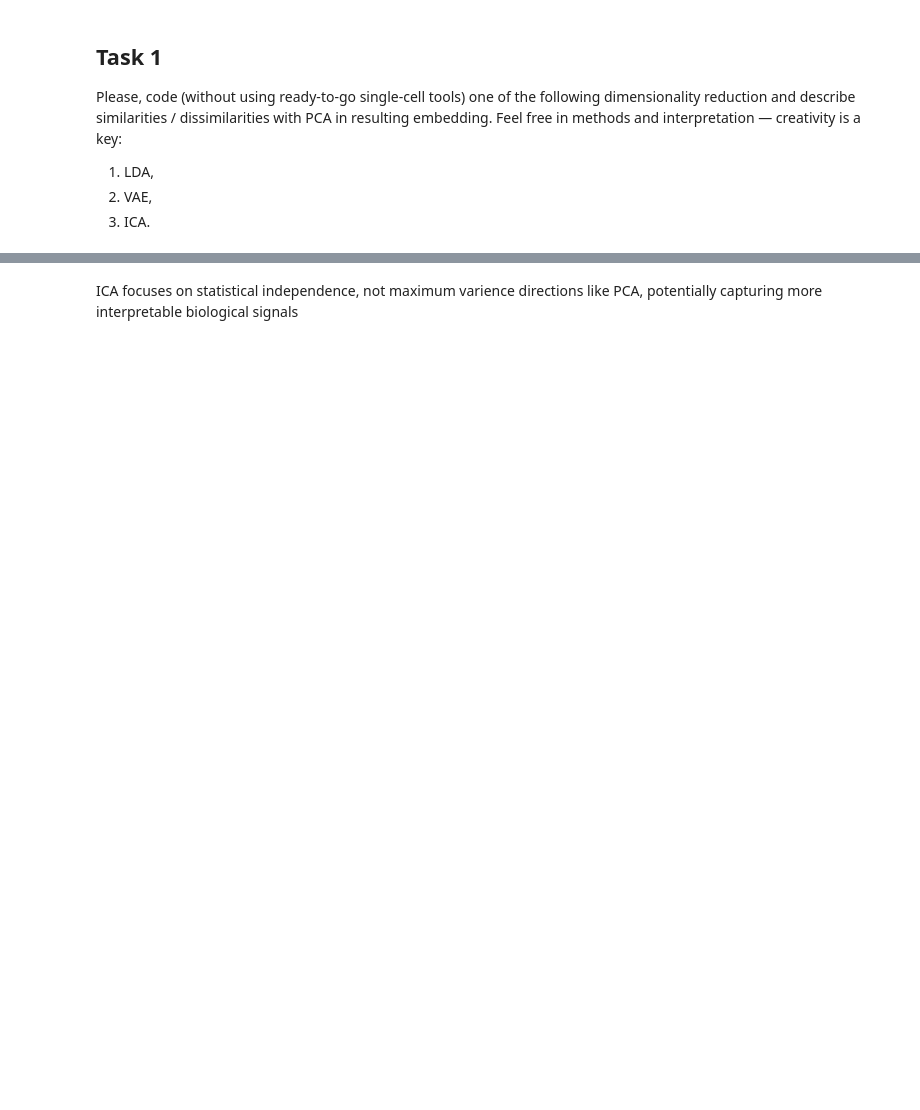
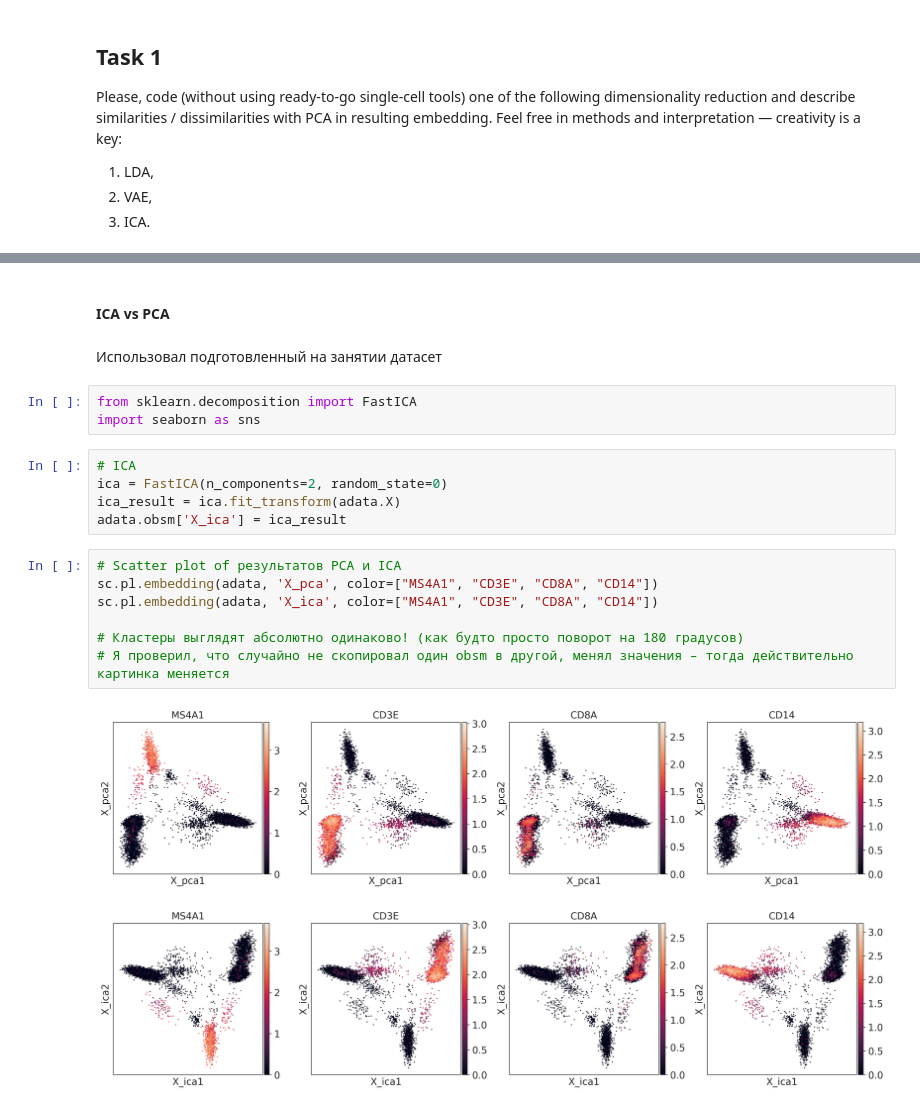
Before and after one commit to dmnemch/sc, a Jupyter notebook: 07_Single_cell_embeddings.ipynb, the cells around one changed output, grey strips where cells are left out. Drawn from its saved outputs; the diff is of its cells as text; blank space fills up the shorter version.

```diff
--- a/07_Single_cell_embeddings.ipynb
+++ b/07_Single_cell_embeddings.ipynb
@@ -45,2 +13,22 @@ Explained variance ratio by PCA components: 0.2758465
-# %% [markdown]
-ICA focuses on statistical independence, not maximum varience directions like PCA, potentially capturing more interpretable biological signals
+# %% [markdown]
+#### ICA vs PCA
+# %% [markdown]
+Использовал подготовленный на занятии датасет
+# %%
+from sklearn.decomposition import FastICA
+import seaborn as sns
+# %%
+# ICA
+ica = FastICA(n_components=2, random_state=0)
+ica_result = ica.fit_transform(adata.X)
+adata.obsm['X_ica'] = ica_result
+# %%
+# Scatter plot of результатов PCA и ICA
+sc.pl.embedding(adata, 'X_pca', color=["MS4A1", "CD3E", "CD8A", "CD14"])
+sc.pl.embedding(adata, 'X_ica', color=["MS4A1", "CD3E", "CD8A", "CD14"])
+
+# Кластеры выглядят абсолютно одинаково! (как будто просто поворот на 180 градусов)
+# Я проверил, что случайно не скопировал один obsm в другой, менял значения – тогда действительно картинка меняется
+# %% [output]
+[figure, added]
+[figure, added]
```
Also changed, not shown: parts of 4 cells of this notebook.
